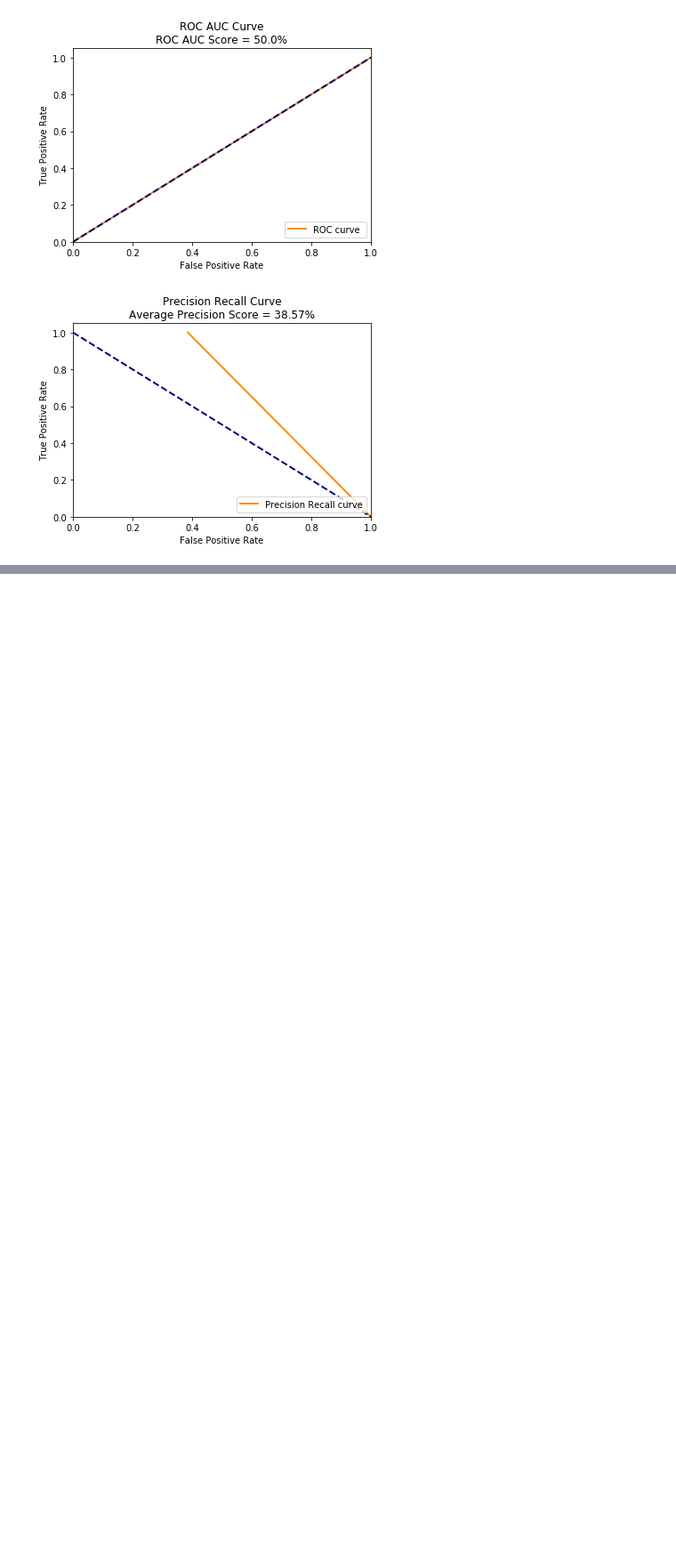
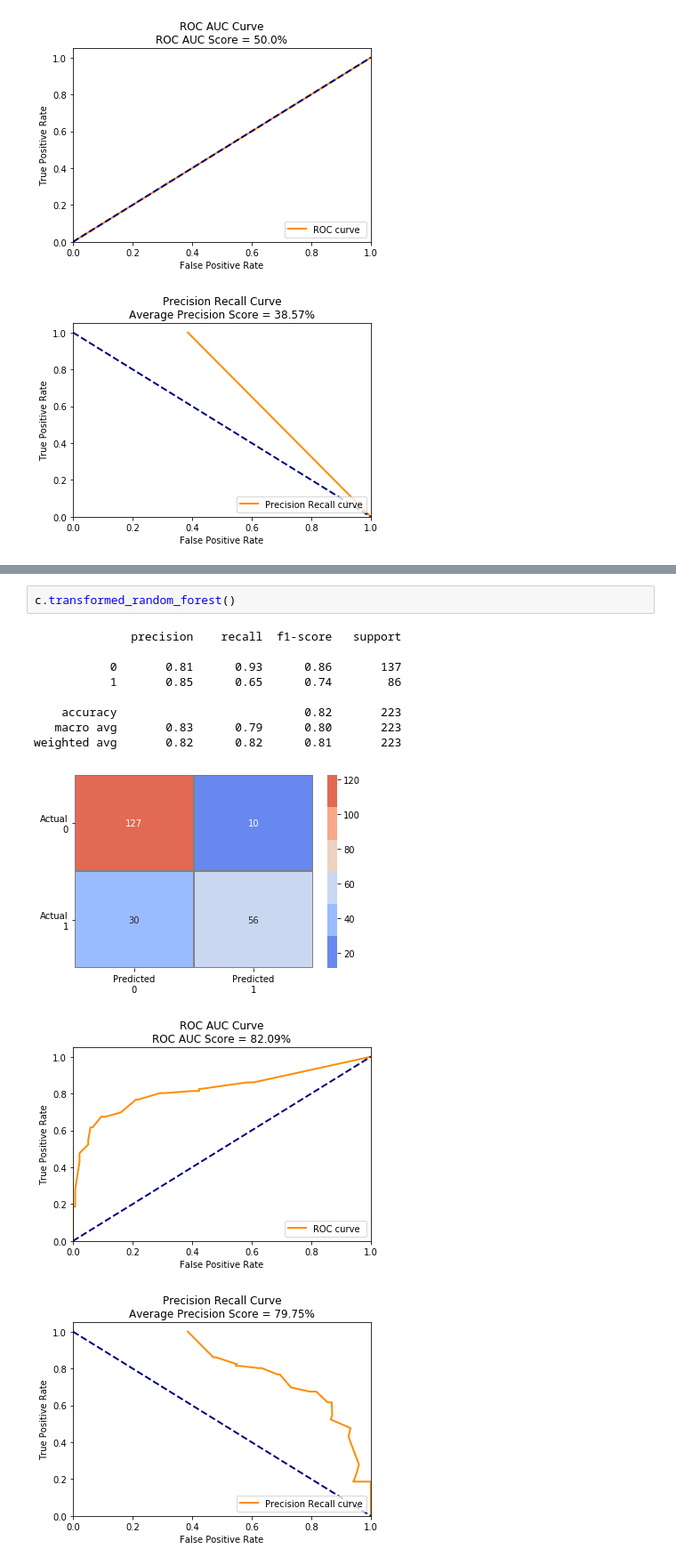
Before and after one commit to crawftv/crawto, a Jupyter notebook: CrawtoDS_output.ipynb, the cells around one changed output, grey strips where cells are left out. Shown at 89% size. Saved outputs shown, nothing was run; the diff lists cells and outputs as text; blank space fills up the shorter version.

```diff
--- a/CrawtoDS_output.ipynb
+++ b/CrawtoDS_output.ipynb
@@ -118,0 +106,14 @@ test
+# %%
+c.transformed_random_forest()
+# %% [output]
+              precision    recall  f1-score   support
+
+           0       0.81      0.93      0.86       137
+           1       0.85      0.65      0.74        86
+
+    accuracy                           0.82       223
+   macro avg       0.83      0.79      0.80       223
+weighted avg       0.82      0.82      0.81       223
+[figure, added]
+[figure, added]
+[figure, added]
```
Also changed, not shown: parts of 9 cells of this notebook, 2 other files.
